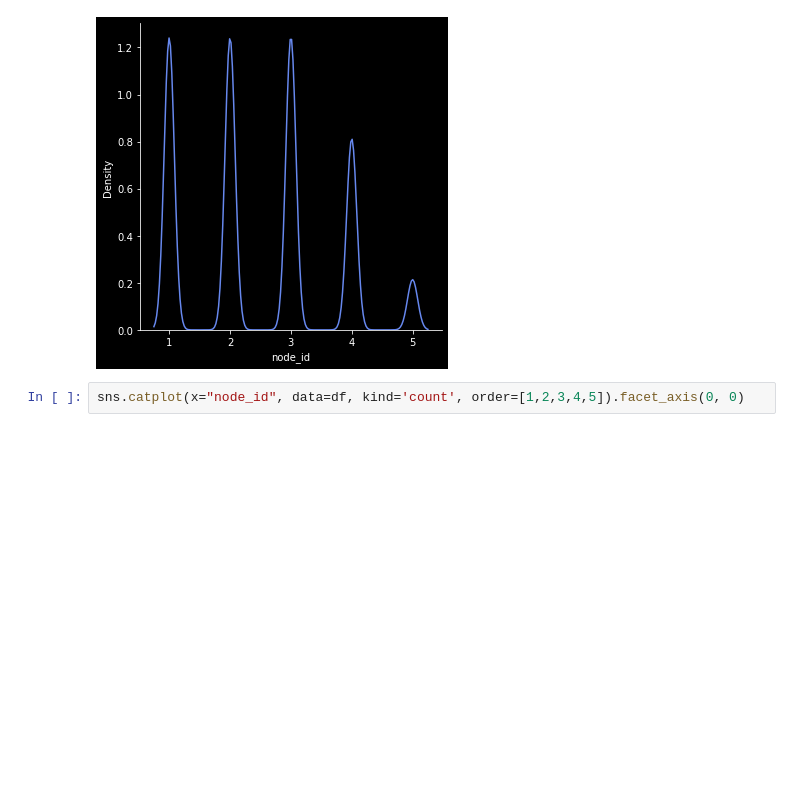
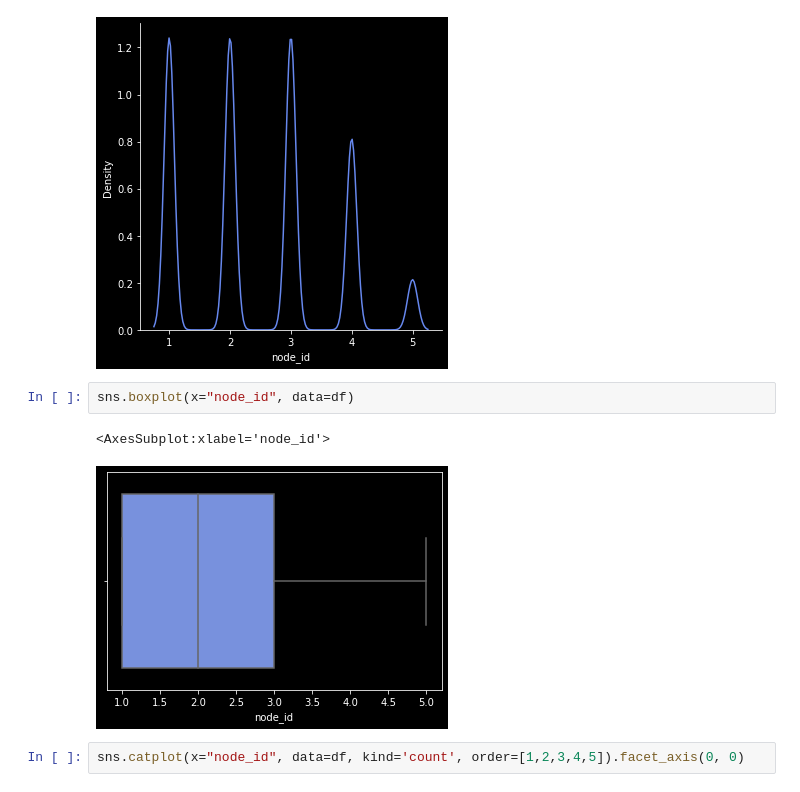
Before and after one commit to AvansETI/SmartGridAI, a Jupyter notebook: B4B Human Wellbeing Prediction/data_analysis/univariate_analysis.ipynb, the cells around one changed output. Saved outputs shown, nothing was run; the diff lists cells and outputs as text; blank space fills up the shorter version.

```diff
--- a/B4B Human Wellbeing Prediction/data_analysis/univariate_analysis.ipynb
+++ b/B4B Human Wellbeing Prediction/data_analysis/univariate_analysis.ipynb
@@ -78,6 +83,11 @@ sns.displot(data=df, x='node_id', kind="kde")
 # %% [output]
 <seaborn.axisgrid.FacetGrid at 0x...>
 [figure]
+# %%
+sns.boxplot(x="node_id", data=df)
+# %% [output]
+<AxesSubplot:xlabel='node_id'>
+[figure, added]
 # %%
 sns.catplot(x="node_id", data=df, kind='count', order=[1,2,3,4,5]).facet_axis(0, 0)
 # %% [output]
```
Also changed, not shown: parts of 12 cells of this notebook.
